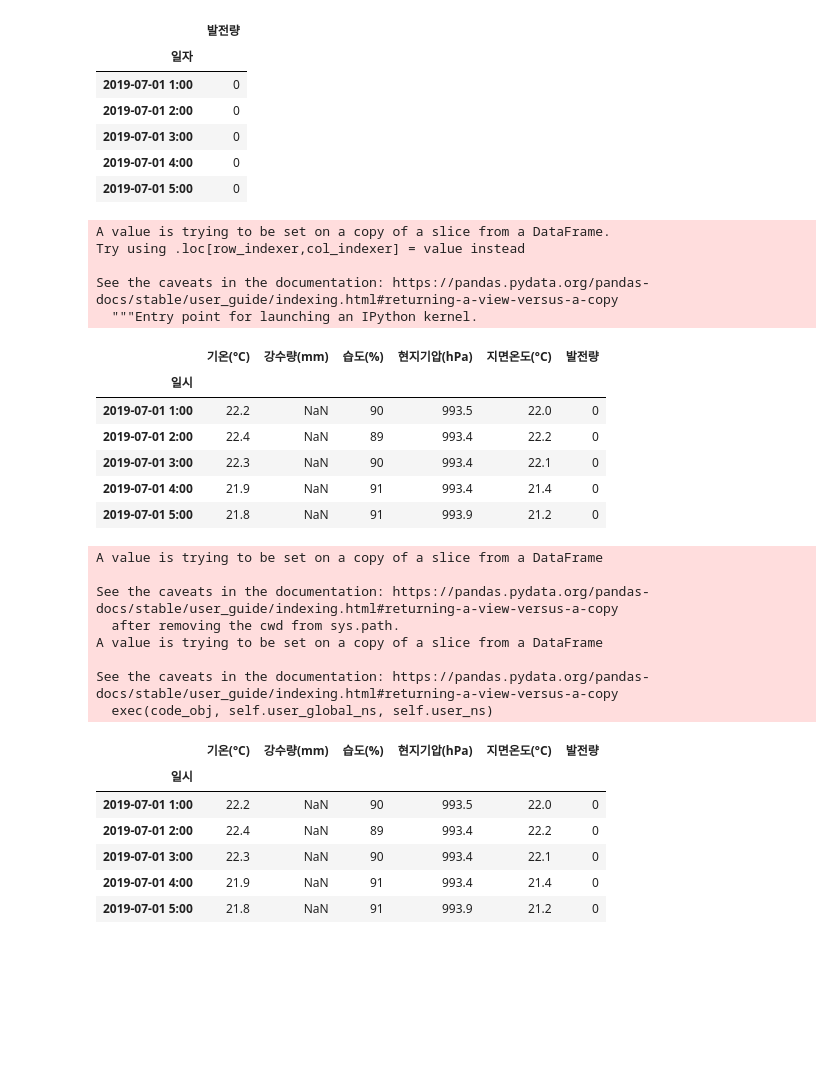
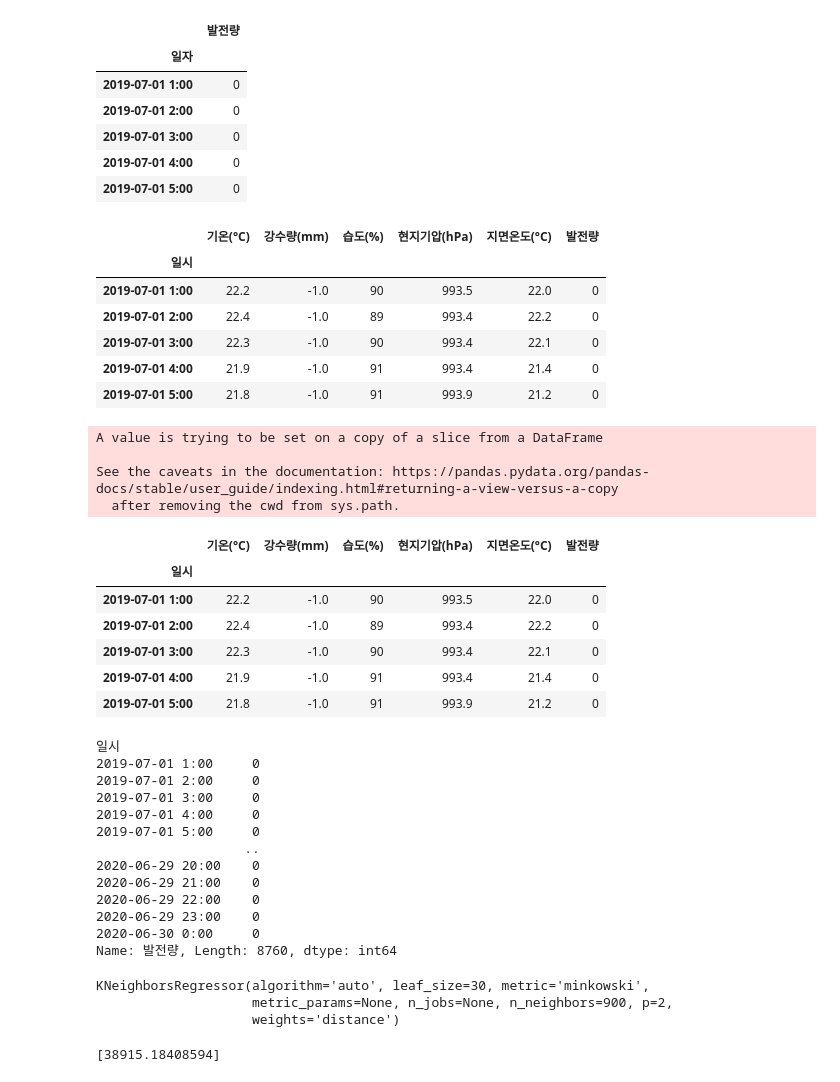
Before and after one commit to GymYJ/Photovoltaic_Prediction, a Jupyter notebook: generate_prediction.ipynb, the cells around one changed output. Saved outputs shown, nothing was run; the diff lists cells and outputs as text; code cells hidden in the pictures; blank space fills up the shorter version.

```diff
--- a/generate_prediction.ipynb
+++ b/generate_prediction.ipynb
@@ -23,6 +23,7 @@ wt.head()
 variables=["기온(°C)","강수량(mm)","습도(%)","현지기압(hPa)","지면온도(°C)"]
 wtData=wt[variables]
 wtData.index=wt['일시']
+wtData=wtData.fillna(-1)
 wtData.head()
 # %% [output]
 |  | 기온(°C) | 강수량(mm) | 습도(%) | 현지기압(hPa) | 지면온도(°C) |
@@ -140,18 +141,19 @@ def min_max_normalize(lst):
 wtData['발전량']=0
 wtData.head()
 # %% [output]
-A value is trying to be set on a copy of a slice from a DataFrame.
-Try using .loc[row_indexer,col_indexer] = value instead
-
-See the caveats in the documentation: https://pandas.pydata.org/pandas-docs/stable/user_guide/indexing.html#returning-a-view-versus-a-copy
-  """Entry point for launching an IPython kernel.
 |  | 기온(°C) | 강수량(mm) | 습도(%) | 현지기압(hPa) | 지면온도(°C) | 발전량 |
 | 일시 |  |  |  |  |  |  |
-| 2019-07-01 1:00 | 22.2 | NaN | 90 | 993.5 | 22.0 | 0 |
-| 2019-07-01 2:00 | 22.4 | NaN | 89 | 993.4 | 22.2 | 0 |
-| 2019-07-01 3:00 | 22.3 | NaN | 90 | 993.4 | 22.1 | 0 |
-| 2019-07-01 4:00 | 21.9 | NaN | 91 | 993.4 | 21.4 | 0 |
-| 2019-07-01 5:00 | 21.8 | NaN | 91 | 993.9 | 21.2 | 0 |
+| 2019-07-01 1:00 | 22.2 | -1.0 | 90 | 993.5 | 22.0 | 0 |
+| 2019-07-01 2:00 | 22.4 | -1.0 | 89 | 993.4 | 22.2 | 0 |
+| 2019-07-01 3:00 | 22.3 | -1.0 | 90 | 993.4 | 22.1 | 0 |
+| 2019-07-01 4:00 | 21.9 | -1.0 | 91 | 993.4 | 21.4 | 0 |
+| 2019-07-01 5:00 | 21.8 | -1.0 | 91 | 993.9 | 21.2 | 0 |
+# %%
+wtData['시간']=0
+for date in wtData.index:
+  temp=date[11:13]
+  if temp[1]==":":temp=temp[0]
+  wtData['시간']=int(temp)
 # %%
 for date1 in wtData.index:
   for date2 in temp.index:
@@ -162,17 +164,14 @@ A value is trying to be set on a copy of a slice from a DataFrame
 
 See the caveats in the documentation: https://pandas.pydata.org/pandas-docs/stable/user_guide/indexing.html#returning-a-view-versus-a-copy
   after removing the cwd from sys.path.
-A value is trying to be set on a copy of a slice from a DataFrame
-
-See the caveats in the documentation: https://pandas.pydata.org/pandas-docs/stable/user_guide/indexing.html#returning-a-view-versus-a-copy
-  exec(code_obj, self.user_global_ns, self.user_ns)
 # %%
+wtData=wtData.fillna(-1)
 wtData.head()
 # %% [output]
 |  | 기온(°C) | 강수량(mm) | 습도(%) | 현지기압(hPa) | 지면온도(°C) | 발전량 |
 | 일시 |  |  |  |  |  |  |
-| 2019-07-01 1:00 | 22.2 | NaN | 90 | 993.5 | 22.0 | 0 |
-| 2019-07-01 2:00 | 22.4 | NaN | 89 | 993.4 | 22.2 | 0 |
-| 2019-07-01 3:00 | 22.3 | NaN | 90 | 993.4 | 22.1 | 0 |
-| 2019-07-01 4:00 | 21.9 | NaN | 91 | 993.4 | 21.4 | 0 |
-| 2019-07-01 5:00 | 21.8 | NaN | 91 | 993.9 | 21.2 | 0 |
+| 2019-07-01 1:00 | 22.2 | -1.0 | 90 | 993.5 | 22.0 | 0 |
+| 2019-07-01 2:00 | 22.4 | -1.0 | 89 | 993.4 | 22.2 | 0 |
+| 2019-07-01 3:00 | 22.3 | -1.0 | 90 | 993.4 | 22.1 | 0 |
+| 2019-07-01 4:00 | 21.9 | -1.0 | 91 | 993.4 | 21.4 | 0 |
+| 2019-07-01 5:00 | 21.8 | -1.0 | 91 | 993.9 | 21.2 | 0 |
@@ -178,0 +186,26 @@ wtData.head()
+# %%
+print(T_label)
+# %% [output]
+일시
+2019-07-01 1:00     0
+2019-07-01 2:00     0
+2019-07-01 3:00     0
+2019-07-01 4:00     0
+2019-07-01 5:00     0
+                   ..
+2020-06-29 20:00    0
+2020-06-29 21:00    0
+2020-06-29 22:00    0
+2020-06-29 23:00    0
+2020-06-30 0:00     0
+Name: 발전량, Length: 8760, dtype: int64
+# %%
+regressor.fit(T_data,T_label)
+# %% [output]
+KNeighborsRegressor(algorithm='auto', leaf_size=30, metric='minkowski',
+                    metric_params=None, n_jobs=None, n_neighbors=900, p=2,
+                    weights='distance')
+# %%
+print(regressor.predict([[24.0,-1.0,90,993.5,22.0,]]))
+# %% [output]
+[38915.18408594]
```
Also changed, not shown: parts of 5 cells of this notebook.
